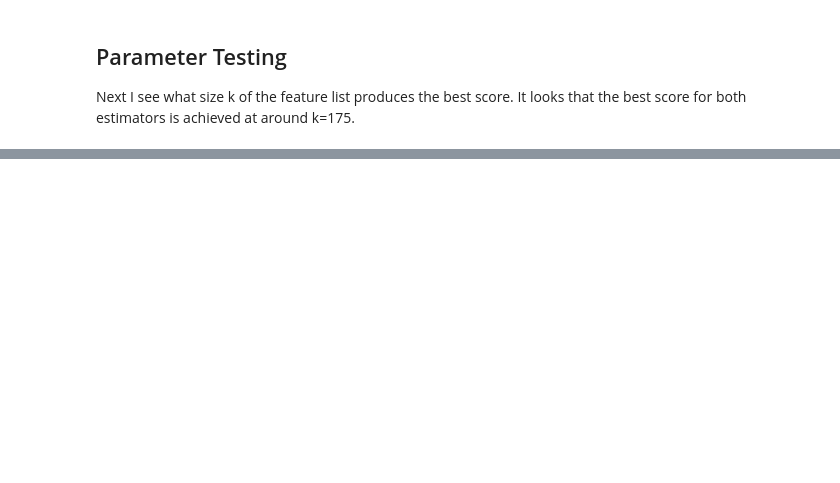
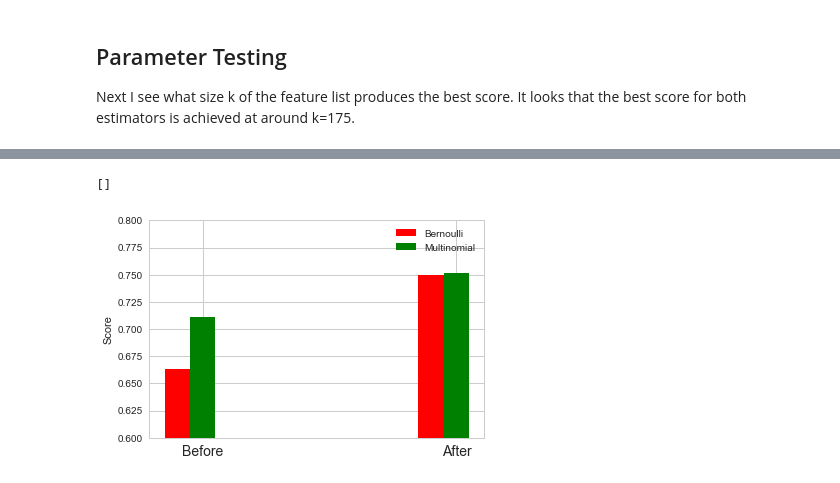
Before and after one commit to dereksawicki/NYT_NaiveBayes_demo, a Jupyter notebook: NYT_API.ipynb, the cells around one changed output, grey strips where cells are left out. Cells and saved outputs as stored; diff of their text form; code cells hidden in the pictures; blank space fills up the shorter version.

```diff
--- a/NYT_API.ipynb
+++ b/NYT_API.ipynb
@@ -253,0 +303,34 @@ This learning curves look to reveal a case of high bias, which means that even w
+# %%
+# Calculate bernoulli/multinomial scores with the old feature picker
+features = DiscoverFeatures(170)
+X, y = ConstructFeatureVector(vocab=features)
+b1, m1 = RunNaiveBayes(X, y)
+
+# Calculate scores with the new
+features = DiscoverFeatures_v2(170)
+X, y = ConstructFeatureVector(vocab=features)
+b2, m2 = RunNaiveBayes(X, y)
+# %%
+fig = plt.figure()
+ax = fig.add_subplot(111)
+
+bern = [b1, b2]
+mult = [m1, m2]
+
+ind = np.arange(2)
+width = 0.1
+
+before = ax.bar(ind, bern, width, color='red')
+after = ax.bar(ind+width, mult, width, color='green')
+
+ax.set_ylim(.6, .8)
+ax.set_ylabel('Score')
+ax.set_xticks(ind+width)
+tickNames = ax.set_xticklabels(['Before', 'After'])
+plt.setp(tickNames, fontsize=14)
+ax.legend((before[0], after[0]), ('Bernoulli', 'Multinomial'))
+
+plt.plot()
+# %% [output]
+[]
+[figure, added]
```
Also changed, not shown: parts of 20 cells of this notebook.
